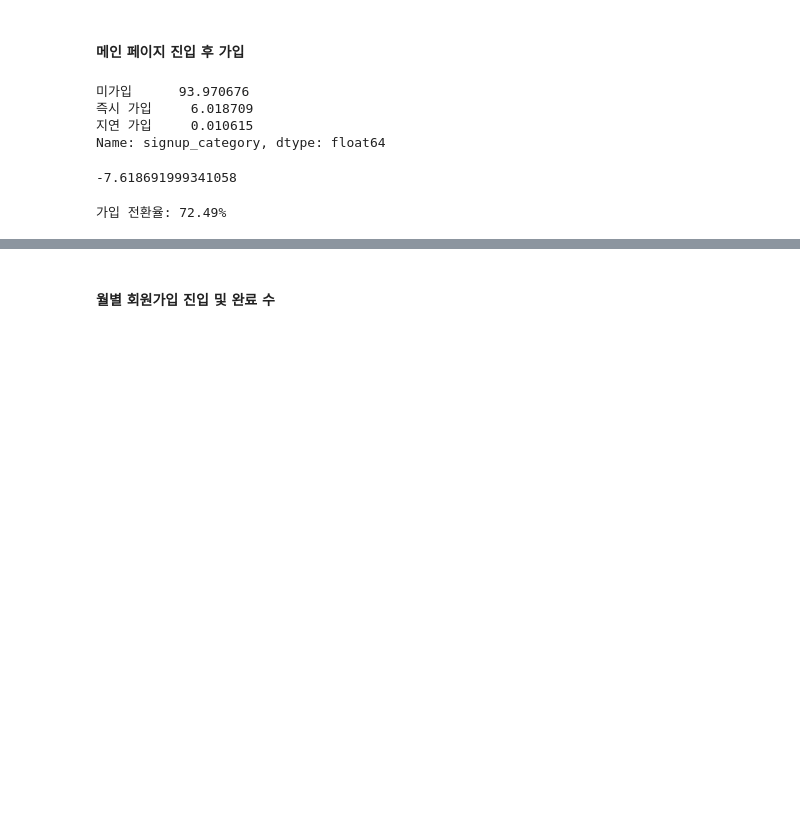
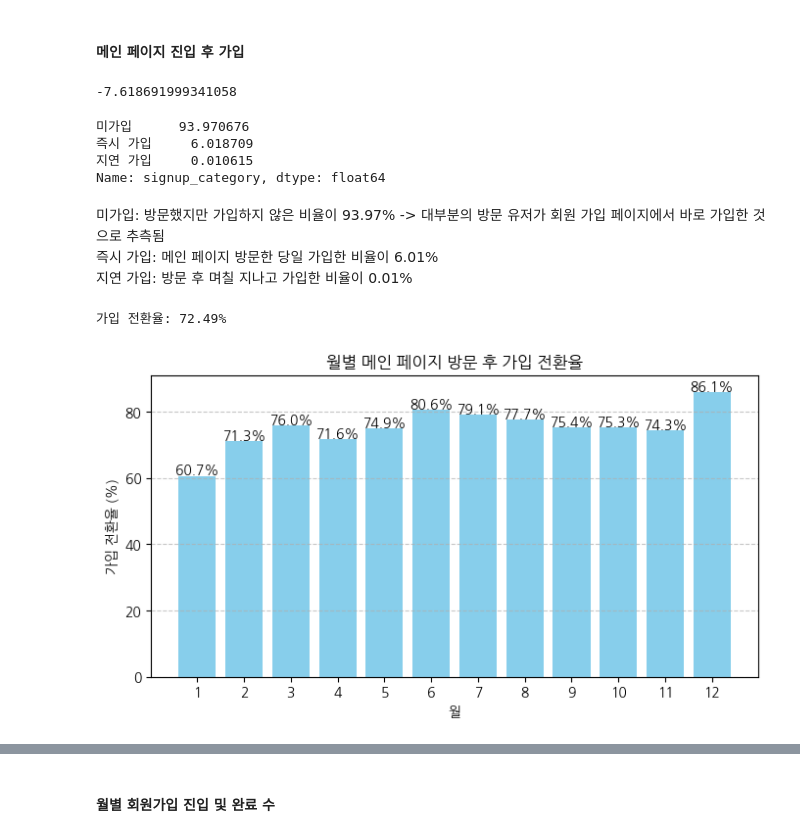
Before and after one commit to saeraniren/intermediate_project, a Jupyter notebook: yena_main.ipynb, the cells around one changed output, grey strips where cells are left out. Drawn from its saved outputs; the diff is of its cells as text; code cells hidden in the pictures; blank space fills up the shorter version.

```diff
--- a/yena_main.ipynb
+++ b/yena_main.ipynb
@@ -7,15 +7,9 @@ import datetime
 import numpy as np
 import datasets
 # %%
-df_main_page = datasets.enter.main_page()
-df_signup_page = datasets.enter.signup_page()
-df_complete_signup = datasets.complete.signup()
+main_page = datasets.enter.main_page()
+signup_page = datasets.enter.signup_page()
+complete_signup = datasets.complete.signup()
 # %% [markdown]
 - 시간대 설정
  UTC 기준이므로 +9시간
-# %%
-dataframes = [df_signup_page, df_complete_signup, df_main_page]
-dataframes = [df.assign(client_event_time=pd.to_datetime(df['client_event_time']) + datetime.timedelta(hours=9)) for df in dataframes]
-
-# 개별 데이터프레임 다시 할당
-df_signup_page, df_complete_signup, df_main_page = dataframes
@@ -347,0 +16,6 @@ df_main_page = df_main_page.query("client_event_time.dt.year != 1978")
+# %%
+dataframes = [signup_page, complete_signup, main_page]
+dataframes = [df.assign(client_event_time=pd.to_datetime(df['client_event_time']) + datetime.timedelta(hours=9)) for df in dataframes]
+
+# 개별 데이터프레임 다시 할당
+signup_page, complete_signup, main_page = dataframes
@@ -413,6 +535,9 @@ first_complete_signup.rename(columns={'client_event_time': 'first_signup_date'},
 df_user_journey = pd.merge(df_first_main_visit, first_complete_signup, on='user_id', how='left')
 # %%
 df_user_journey['time_to_signup'] = (df_user_journey['first_signup_date'] - df_user_journey['first_main_visit_date']).dt.days
+df_user_journey['time_to_signup'].mean()
+# %% [output]
+-7.618691999341058
 # %%
 df_user_journey['signup_category'] = df_user_journey['time_to_signup'].apply(
     lambda x: '즉시 가입' if x == 0 else ('지연 가입' if x > 0 else '미가입')
@@ -424,13 +549,33 @@ df_user_journey['signup_category'].value_counts(normalize=True) * 100
 즉시 가입     6.018709
 지연 가입     0.010615
 Name: signup_category, dtype: float64
-# %%
-df_user_journey['time_to_signup'].mean()
-# %% [output]
--7.618691999341058
+# %% [markdown]
+미가입: 방문했지만 가입하지 않은 비율이 93.97% -> 대부분의 방문 유저가 회원 가입 페이지에서 바로 가입한 것으로 추측됨
+즉시 가입: 메인 페이지 방문한 당일 가입한 비율이 6.01%
+지연 가입: 방문 후 며칠 지나고 가입한 비율이 0.01%
 # %%
 signup_conversion_rate = df_user_journey['first_signup_date'].notnull().mean() * 100
 print(f"가입 전환율: {signup_conversion_rate:.2f}%")
 # %% [output]
 가입 전환율: 72.49%
+# %%
+df_user_journey['visit_month'] = df_user_journey['first_main_visit_date'].dt.month
+monthly_conversion = df_user_journey.groupby('visit_month')['first_signup_date'].count() / df_user_journey.groupby('visit_month')['user_id'].count() * 100
+
+plt.figure(figsize=(8, 4))
+bars = plt.bar(monthly_conversion.index, monthly_conversion.values, color='skyblue')
+
+for bar in bars:
+    height = bar.get_height()
+    plt.text(bar.get_x() + bar.get_width() / 2, height + 0.5, f"{height:.1f}%", ha='center', fontsize=10)
+
+plt.title("월별 메인 페이지 방문 후 가입 전환율")
+plt.ylabel("가입 전환율 (%)")
+plt.xlabel("월")
+plt.xticks(monthly_conversion.index)
+plt.ylim(0, max(monthly_conversion.values) + 5)
+plt.grid(axis='y', linestyle='--', alpha=0.7)
+plt.show()
+# %% [output]
+[figure, added]
 # %%
```
Also changed, not shown: parts of 79 cells of this notebook.
